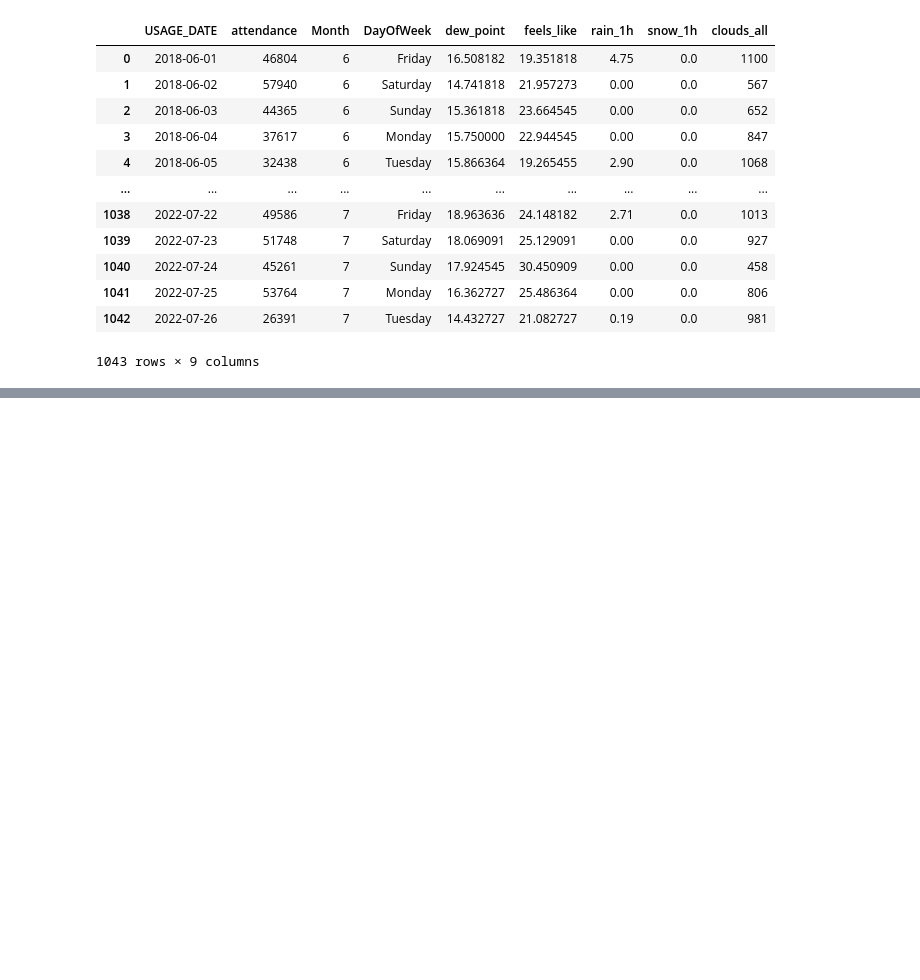
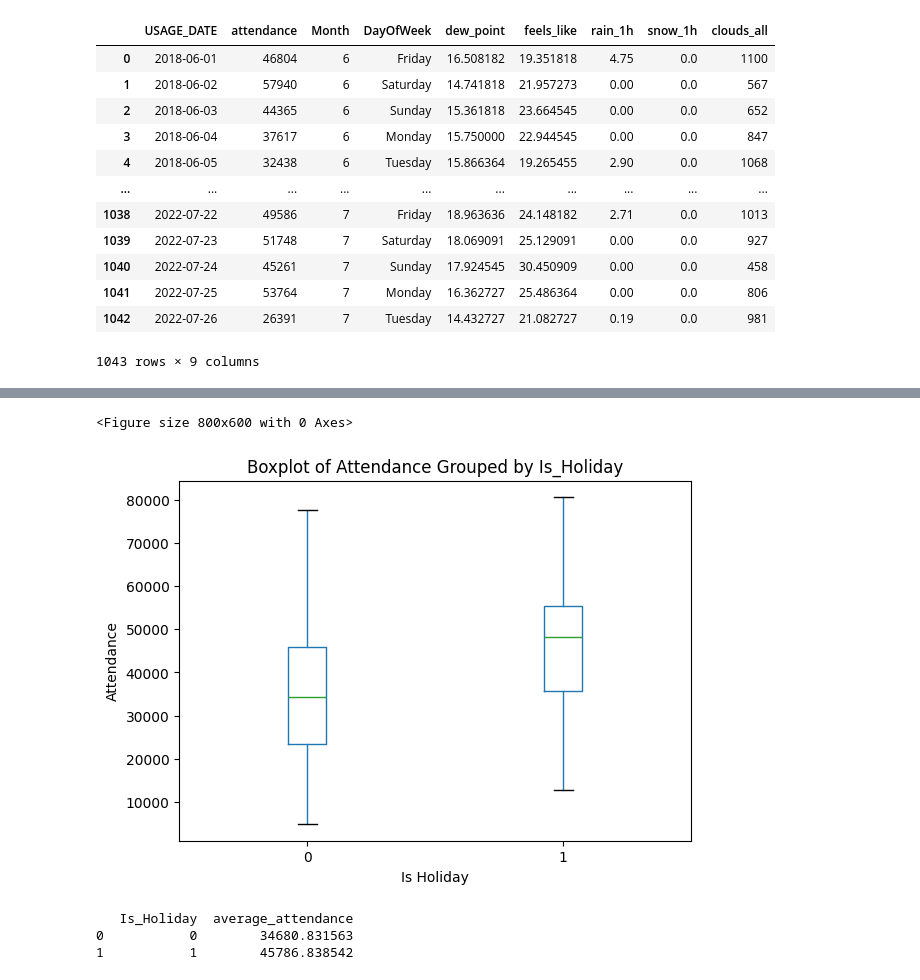
Before and after one commit to CharlesS940/xhec_endless_line, a Jupyter notebook: notebooks/attendance_forecast.ipynb, the cells around one changed output, grey strips where cells are left out. Saved outputs shown, nothing was run; the diff lists cells and outputs as text; code cells hidden in the pictures; blank space fills up the shorter version.

Commit message:
forecasting attendance

```diff
--- a/notebooks/attendance_forecast.ipynb
+++ b/notebooks/attendance_forecast.ipynb
@@ -684,0 +693,32 @@ df
+# %%
+import holidays
+from vacances_scolaires_france import SchoolHolidayDates
+
+
+# Initialize France holidays (bank holidays)
+fr_holidays = holidays.France(years=df["USAGE_DATE"].dt.year.unique())
+
+# Dummy variable for bank holidays
+df["Is_Bank_Holiday"] = df["USAGE_DATE"].apply(
+    lambda x: True if x in fr_holidays else False
+)
+
+# Initialize the SchoolHolidayDates object
+d = SchoolHolidayDates()
+
+
+# Function to check if a date is a holiday
+def is_school_holiday(date, zone="C"):
+    return d.is_holiday_for_zone(date, zone)
+
+
+# Add a new column indicating if the date is a school holiday
+df["Is_School_Holiday"] = df["USAGE_DATE"].apply(lambda x: is_school_holiday(x.date()))
+
+# Combine into a single dummy variable
+df["Is_Holiday"] = (
+    df[["Is_Bank_Holiday", "Is_School_Holiday"]].max(axis=1).astype("int")
+)
+
+df.drop(columns=["Is_Bank_Holiday", "Is_School_Holiday"], inplace=True)
+df
@@ -684,0 +739,20 @@ df
+# %%
+# Create a boxplot of attendance grouped by Is_Holiday
+plt.figure(figsize=(8, 6))
+df.boxplot(column="attendance", by="Is_Holiday", grid=False)
+plt.title("Boxplot of Attendance Grouped by Is_Holiday")
+plt.suptitle("")  # Remove the default subplot title
+plt.xlabel("Is Holiday")
+plt.ylabel("Attendance")
+plt.show()
+# %% [output]
+<Figure size 800x600 with 0 Axes>
+[figure, added]
+# %%
+print(
+    df.groupby("Is_Holiday")["attendance"].mean().reset_index(name="average_attendance")
+)
+# %% [output]
+   Is_Holiday  average_attendance
+0           0        34680.831563
+1           1        45786.838542
```
Also changed, not shown: parts of 12 cells of this notebook.
